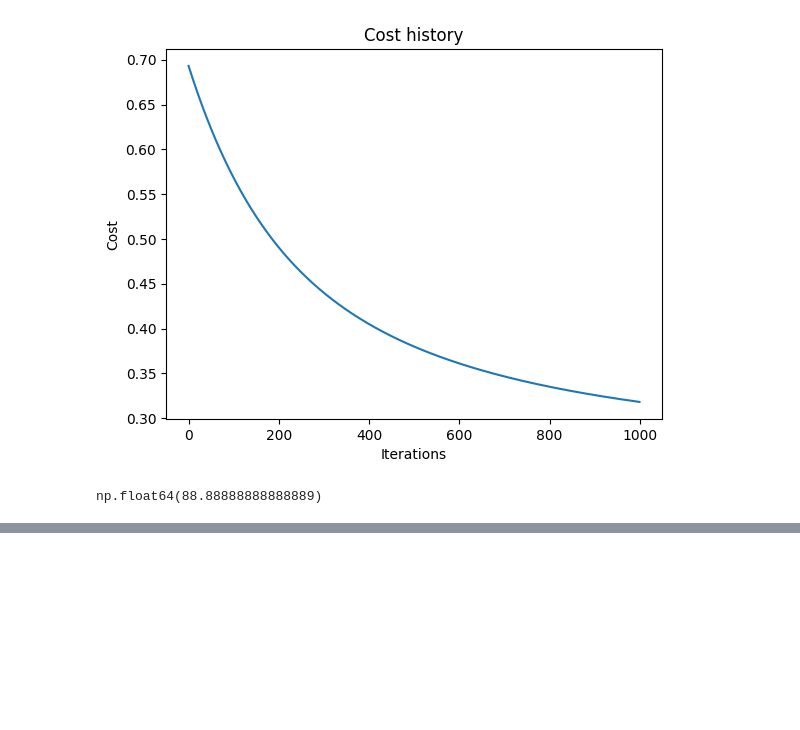
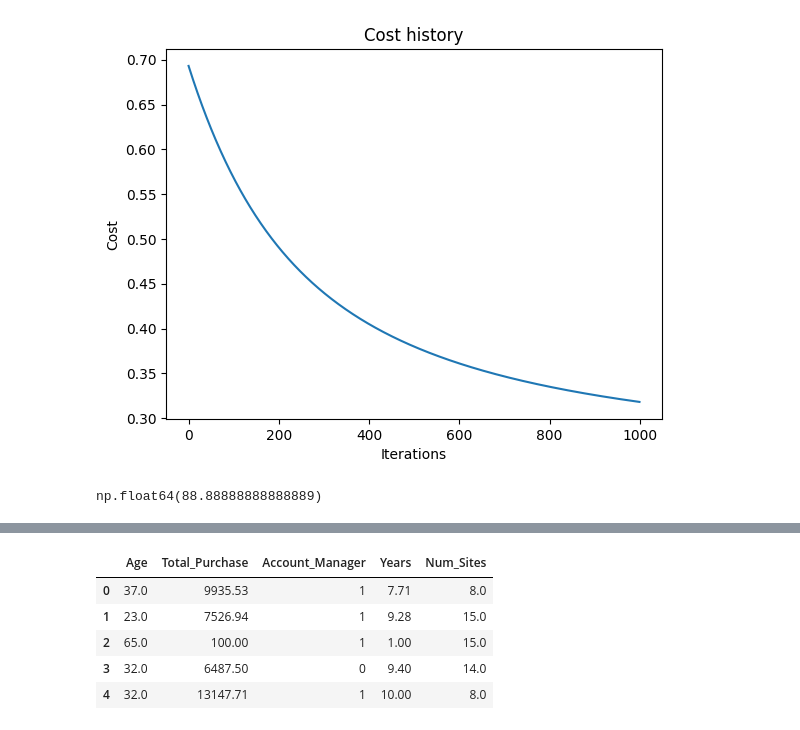
Before and after one commit to aloyuche/Blogg, a Jupyter notebook: CustomerChurn.ipynb, the cells around one changed output, grey strips where cells are left out. Drawn from its saved outputs; the diff is of its cells as text; code cells hidden in the pictures; blank space fills up the shorter version.

```diff
--- a/CustomerChurn.ipynb
+++ b/CustomerChurn.ipynb
@@ -94,0 +107,9 @@ np.float64(88.88888888888889)
+# %%
+df1.head()
+# %% [output]
+|  | Age | Total_Purchase | Account_Manager | Years | Num_Sites |
+| 0 | 37.0 | 9935.53 | 1 | 7.71 | 8.0 |
+| 1 | 23.0 | 7526.94 | 1 | 9.28 | 15.0 |
+| 2 | 65.0 | 100.00 | 1 | 1.00 | 15.0 |
+| 3 | 32.0 | 6487.50 | 0 | 9.40 | 14.0 |
+| 4 | 32.0 | 13147.71 | 1 | 10.00 | 8.0 |
```
Also changed, not shown: parts of 3 cells of this notebook.
